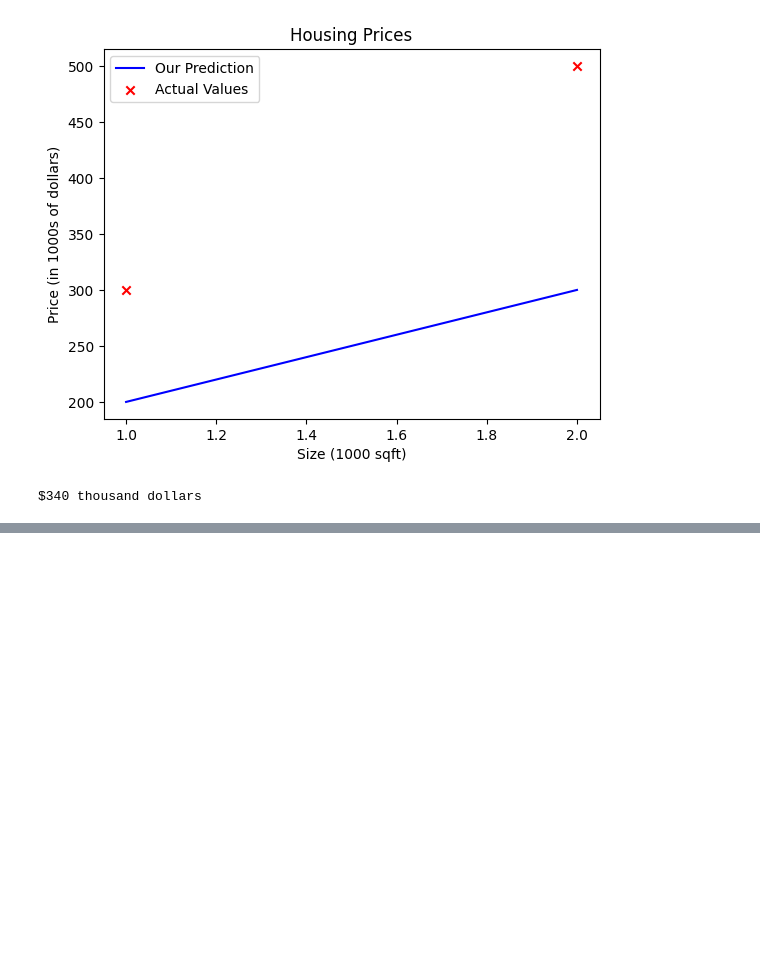
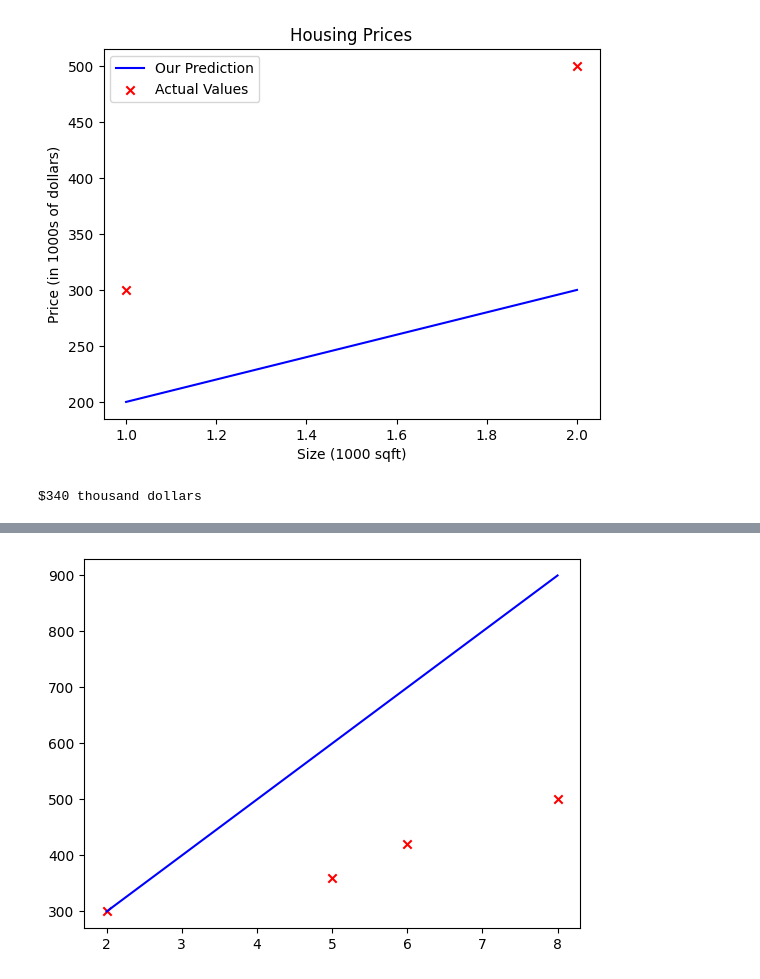
Before and after one commit to Husayn01/Machine-Learning-Specialization, a Jupyter notebook: Supervised_Machine_Learning_Regression_and_Classification.ipynb, the cells around one changed output, grey strips where cells are left out. Drawn from its saved outputs; the diff is of its cells as text; code cells hidden in the pictures; blank space fills up the shorter version.

```diff
--- a/Supervised_Machine_Learning_Regression_and_Classification.ipynb
+++ b/Supervised_Machine_Learning_Regression_and_Classification.ipynb
@@ -93,0 +103,12 @@ $340 thousand dollars
+# %%
+def model(x, w, b):
+  predictions = []
+  for i in range(len(x)):
+    f = w * x[i] + b
+    predictions.append(f)
+  plt.plot(x_train, predictions, c='b')
+  plt.scatter(x_train, y_train, marker='x', c='r')
+# %%
+predicted = model(x_train, 100, 100)
+# %% [output]
+[figure, added]
```
Also changed, not shown: parts of 13 cells of this notebook.
